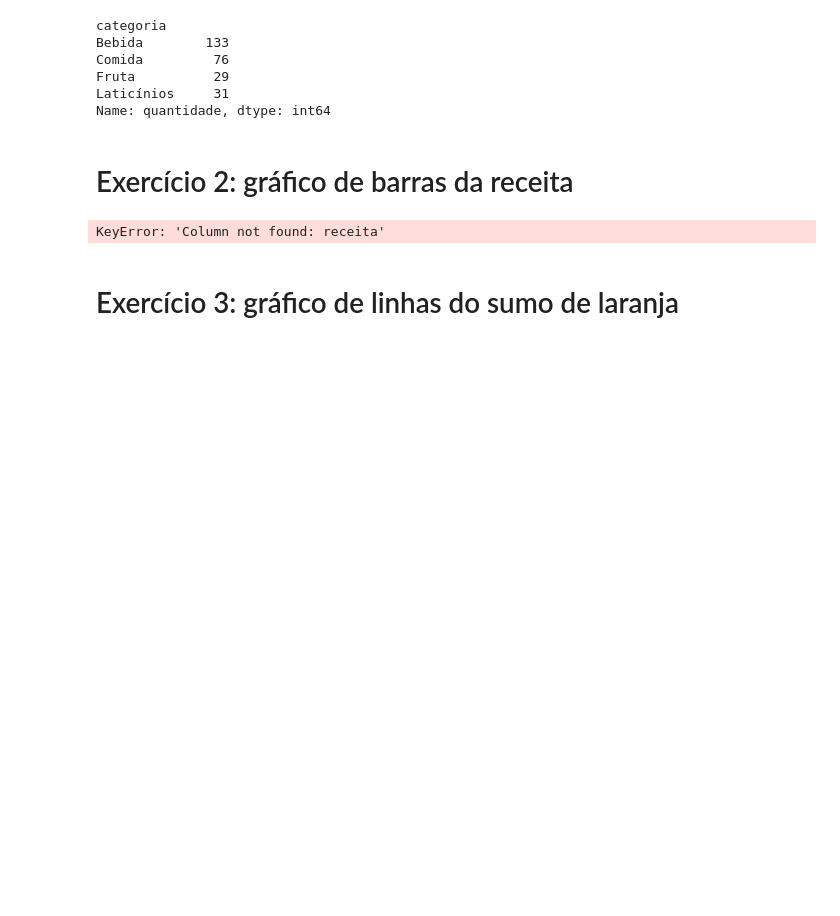
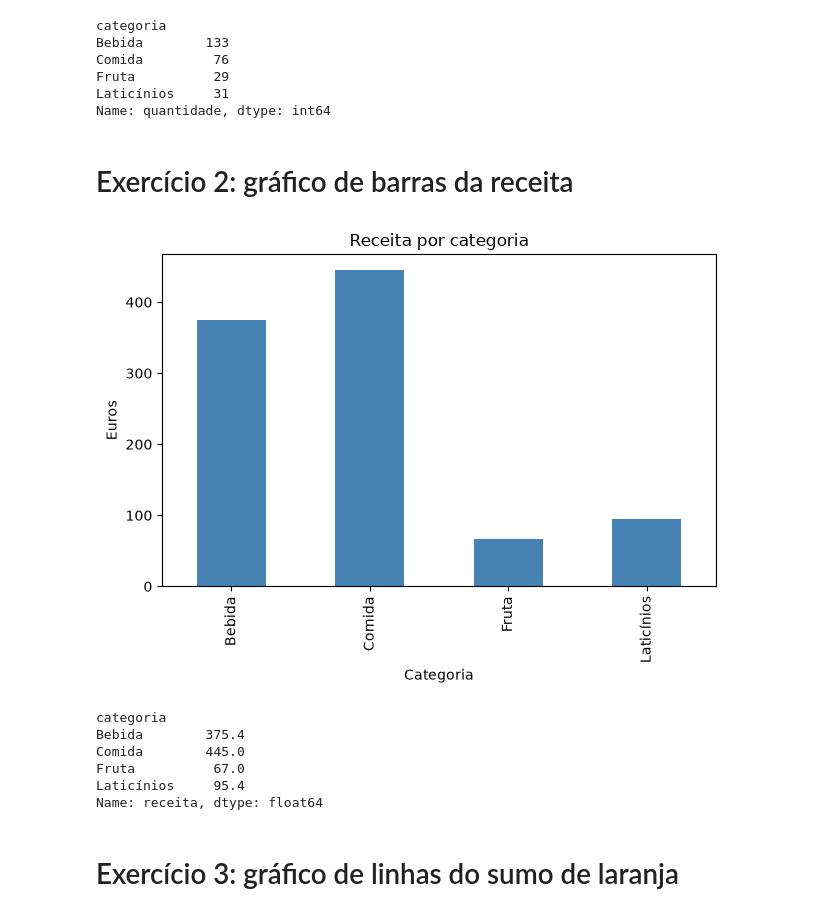
Before and after one commit to Tomasmmiguel/lp-10793, a Jupyter notebook: aulas/aula-28/aula-28.ipynb, the cells around one changed output. Saved outputs shown, nothing was run; the diff lists cells and outputs as text; code cells hidden in the pictures; blank space fills up the shorter version.

```diff
--- a/aulas/aula-28/aula-28.ipynb
+++ b/aulas/aula-28/aula-28.ipynb
@@ -44,16 +44,23 @@ Name: quantidade, dtype: int64
 # %%
 import matplotlib.pyplot as plt
 
+df["receita"] = df["quantidade"] * df["preco"]
 receita = df.groupby("categoria")["receita"].sum()
 receita.plot(kind="bar", color="steelblue")
 plt.title("Receita por categoria")
 plt.xlabel("Categoria")
 plt.ylabel("Euros")
 plt.tight_layout()
 plt.show()
 print(receita.round(2))
 # %% [output]
+[figure, added]
-KeyError: 'Column not found: receita'
+categoria
+Bebida        375.4
+Comida        445.0
+Fruta          67.0
+Laticínios     95.4
+Name: receita, dtype: float64
 # %% [markdown]
 # Exercício 3: gráfico de linhas do sumo de laranja
 # %%
```
